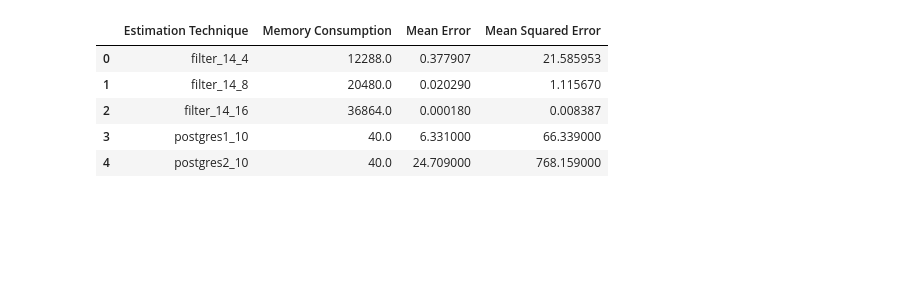
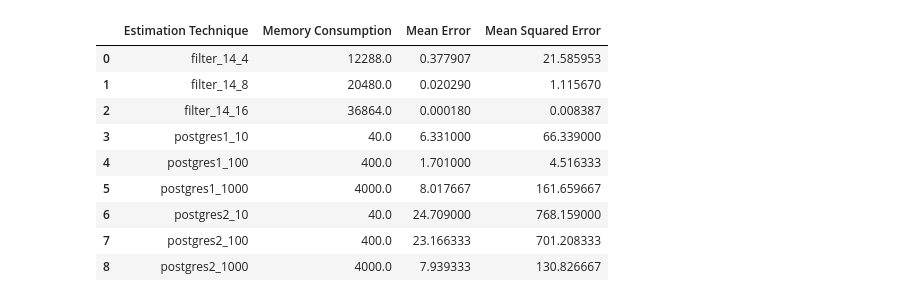
Before and after one commit to ArneMayer/MasterarbeitJupyter, a Jupyter notebook: Cardinality Estimation.ipynb, the cells around one changed output. Cells and saved outputs as stored; diff of their text form; code cells hidden in the pictures; blank space fills up the shorter version.

Commit message:
more postgres evaluation

```diff
--- a/Cardinality Estimation.ipynb
+++ b/Cardinality Estimation.ipynb
@@ -165,7 +165,7 @@ def estimation_example(data_name, row_count, distinct_values, estimation_tec):
     save_plot(title + '_' + subtitle)
     plt.show()
 
-def estimation_comparison_table(quotient_sizes, remainder_sizes, data_name, _count, distinct_values):
+def estimation_comparison_table(quotient_sizes, remainder_sizes, granularity, data_name, _count, distinct_values):
     data = get_results("estimation")
     filter_information = []
     for quotient_size in quotient_sizes:
@@ -183,23 +183,17 @@ def estimation_comparison_table(quotient_sizes, remainder_sizes, data_name, _cou
                 mean_squared_error = get_mean_squared_error(x_data, y_data)
                 filter_information.append((estimation_tec, filter_size_bytes, mean_error, mean_squared_error))
 
-    selection = select(data, data_name, row_count, distinct_values, "postgres1_10")
-    if len(selection) > 0:
-        sample_size = selection["sample_size"].iloc[0]
-        x_data = selection["error"]
-        y_data = selection["occurrences"].apply(lambda x: x / sample_size)
-        mean_error = get_mean_error(x_data, y_data)
-        mean_squared_error = get_mean_squared_error(x_data, y_data)
-        filter_information.append(("postgres1_10", 40, mean_error, mean_squared_error))
-
-    selection = select(data, data_name, row_count, distinct_values, "postgres2_10")
-    if len(selection) > 0:
-        sample_size = selection["sample_size"].iloc[0]
-        x_data = selection["error"]
-        y_data = selection["occurrences"].apply(lambda x: x / sample_size)
-        mean_error = get_mean_error(x_data, y_data)
-        mean_squared_error = get_mean_squared_error(x_data, y_data)
-        filter_information.append(("postgres2_10", 40, mean_error, mean_squared_error))
+    for postgres_method in [1, 2]:
+        for granularity in granularities:
+            estimation_tec = "postgres" + str(postgres_method) + "_" + str(granularity)
+            selection = select(data, data_name, row_count, distinct_values, estimation_tec)
+            if len(selection) > 0:
+                sample_size = selection["sample_size"].iloc[0]
+                x_data = selection["error"]
+                y_data = selection["occurrences"].apply(lambda x: x / sample_size)
+                mean_error = get_mean_error(x_data, y_data)
+                mean_squared_error = get_mean_squared_error(x_data, y_data)
+                filter_information.append((estimation_tec, granularity * 4, mean_error, mean_squared_error))
 
     columns = ["Estimation Technique", "Memory Consumption", "Mean Error", "Mean Squared Error"]
     df = pd.DataFrame(filter_information, columns=columns)
@@ -210,17 +204,22 @@ def estimation_comparison_table(quotient_sizes, remainder_sizes, data_name, _cou
 # %%
 row_count = 100000
 distinct_values = 3000
 data_name = "normal"
 remainder_sizes = [2, 4, 8, 16]
 quotient_sizes = [12, 13, 14]
-estimation_comparison_table(quotient_sizes, remainder_sizes, data_name, row_count, distinct_values)
+granularities = [10, 100, 1000]
+estimation_comparison_table(quotient_sizes, remainder_sizes, granularities, data_name, row_count, distinct_values)
 # %% [output]
 |  | Estimation Technique | Memory Consumption | Mean Error | Mean Squared Error |
 | 0 | filter_14_4 | 12288.0 | 0.377907 | 21.585953 |
 | 1 | filter_14_8 | 20480.0 | 0.020290 | 1.115670 |
 | 2 | filter_14_16 | 36864.0 | 0.000180 | 0.008387 |
 | 3 | postgres1_10 | 40.0 | 6.331000 | 66.339000 |
-| 4 | postgres2_10 | 40.0 | 24.709000 | 768.159000 |
+| 4 | postgres1_100 | 400.0 | 1.701000 | 4.516333 |
+| 5 | postgres1_1000 | 4000.0 | 8.017667 | 161.659667 |
+| 6 | postgres2_10 | 40.0 | 24.709000 | 768.159000 |
+| 7 | postgres2_100 | 400.0 | 23.166333 | 701.208333 |
+| 8 | postgres2_1000 | 4000.0 | 7.939333 | 130.826667 |
 # %%
 remainder_sizes = [2, 4, 8, 16]
 quotient_sizes = [12, 13, 14]
```
Also changed, not shown: parts of 2 cells of this notebook.
